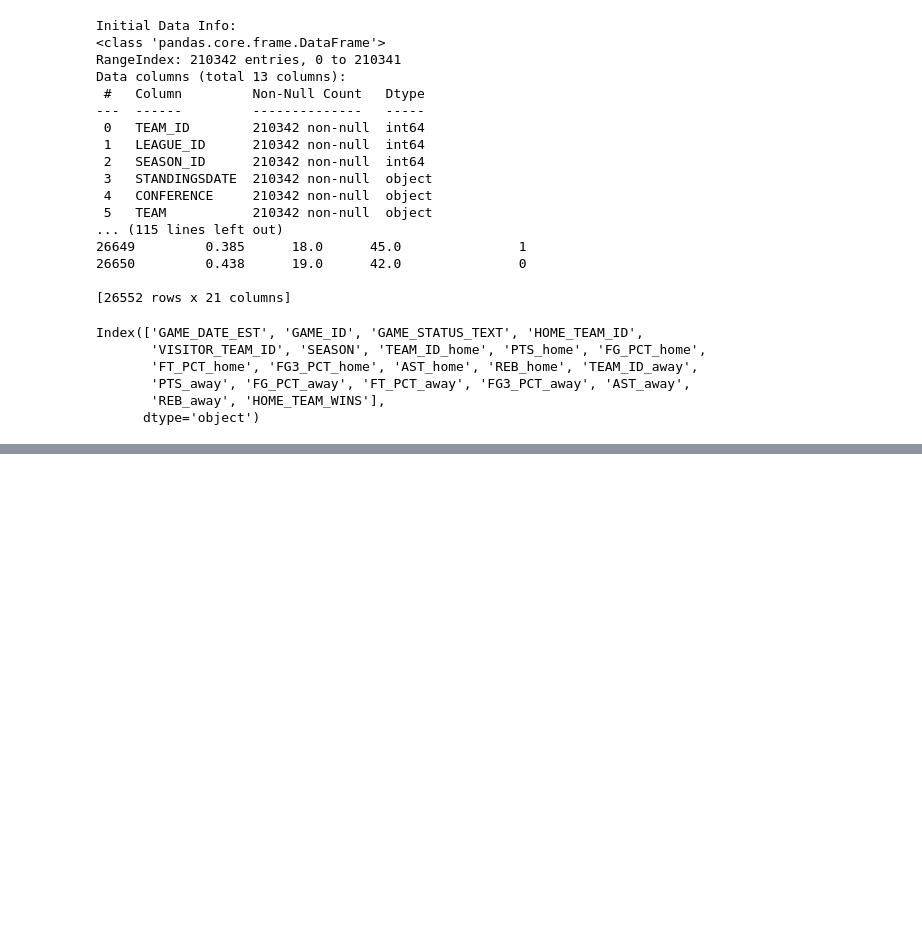
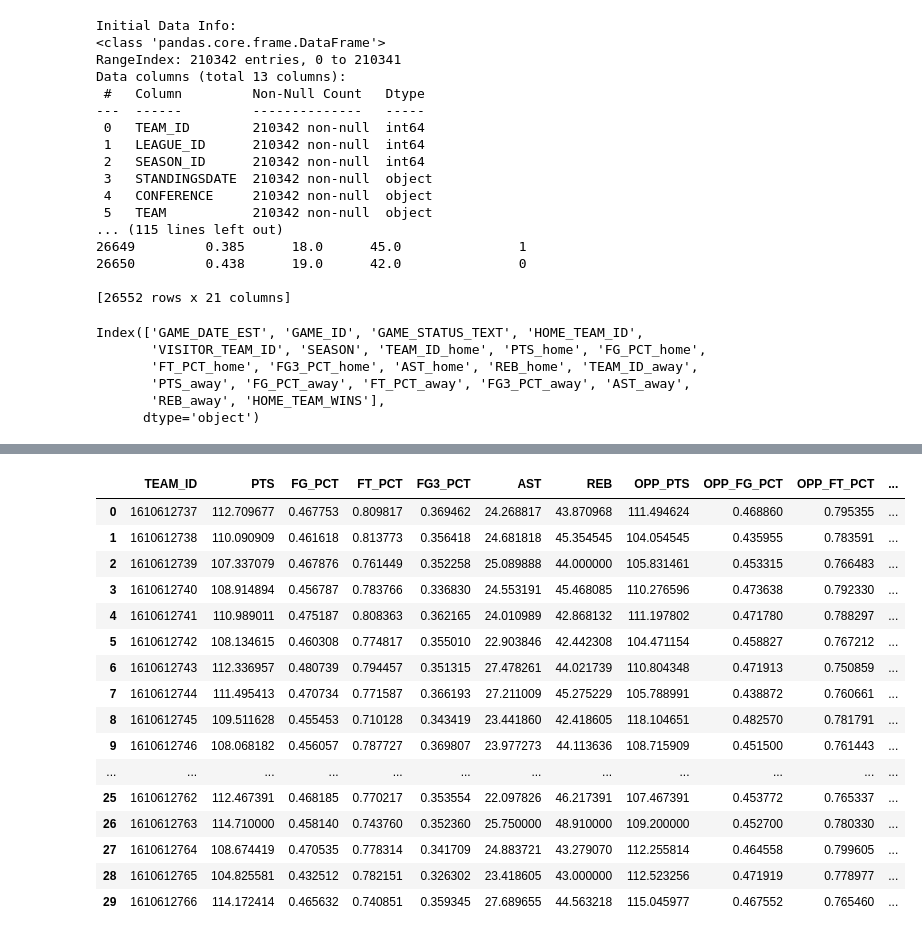
Before and after one commit to Duppal147/Hackathon2025, a Jupyter notebook: hackathon_pre_game_model.ipynb, the cells around one changed output, grey strips where cells are left out. Cells and saved outputs as stored; diff of their text form; code cells hidden in the pictures; blank space fills up the shorter version.

```diff
--- a/hackathon_pre_game_model.ipynb
+++ b/hackathon_pre_game_model.ipynb
@@ -253,7 +253,7 @@ Index(['GAME_DATE_EST', 'GAME_ID', 'GAME_STATUS_TEXT', 'HOME_TEAM_ID',
        'REB_away', 'HOME_TEAM_WINS'],
       dtype='object')
 # %%
-shortened_games=games[['GAME_DATE_EST','GAME_ID','SEASON','HOME_TEAM_ID','TEAM_ID_away','PTS_home','FG_PCT_home','FG3_PCT_home']]
-games_21 = shortened_games(games['SEASON']) == 2021
+shortened_games = games[['GAME_DATE_EST', 'GAME_ID', 'SEASON', 'TEAM_ID_home', 'TEAM_ID_away', 'PTS_home', 'FG_PCT_home','FT_PCT_home', 'FG3_PCT_home', 'AST_home', 'REB_home', 'PTS_away', 'FG_PCT_away', 'FT_PCT_away', 'FG3_PCT_away', 'AST_away','REB_away', 'HOME_TEAM_WINS']]
+games_21 = shortened_games[shortened_games['SEASON'] == 2021]
 games_21
 # %% [output]
@@ -318,0 +348,61 @@ print(rankings.columns)
+# %%
+home_stats = games_21.copy()
+home_stats = home_stats.rename(columns={
+    'TEAM_ID_home': 'TEAM_ID',
+    'PTS_home': 'PTS',
+    'FG_PCT_home': 'FG_PCT',
+    'FT_PCT_home': 'FT_PCT',
+    'FG3_PCT_home': 'FG3_PCT',
+    'AST_home': 'AST',
+    'REB_home': 'REB',
+    'TEAM_ID_away': 'OPP_ID',
+    'PTS_away': 'OPP_PTS',
+    'FG_PCT_away': 'OPP_FG_PCT',
+    'FT_PCT_away': 'OPP_FT_PCT',
+    'FG3_PCT_away': 'OPP_FG3_PCT',
+    'AST_away': 'OPP_AST',
+    'REB_away': 'OPP_REB'
+})
+home_stats = home_stats.reset_index(drop=True)
+
+away_stats = games_21.copy()
+away_stats = away_stats.rename(columns={
+    'TEAM_ID_away': 'TEAM_ID',
+    'PTS_away': 'PTS',
+    'FG_PCT_away': 'FG_PCT',
+    'FT_PCT_away': 'FT_PCT',
+    'FG3_PCT_away': 'FG3_PCT',
+    'AST_away': 'AST',
+    'REB_away': 'REB',
+    'TEAM_ID_home': 'OPP_ID',
+    'PTS_home': 'OPP_PTS',
+    'FG_PCT_home': 'OPP_FG_PCT',
+    'FT_PCT_home': 'OPP_FT_PCT',
+    'FG3_PCT_home': 'OPP_FG3_PCT',
+    'AST_home': 'OPP_AST',
+    'REB_home': 'OPP_REB',
+})
+away_stats = away_stats.reset_index(drop=True)
+
+combined_stats = pd.concat([home_stats, away_stats], ignore_index=True)
+
+team_avgs = combined_stats.groupby('TEAM_ID')[['PTS', 'FG_PCT', 'FT_PCT', 'FG3_PCT', 'AST', 'REB', 'OPP_PTS', 'OPP_FG_PCT', 'OPP_FT_PCT', 'OPP_FG3_PCT', 'OPP_AST',	'OPP_REB']].mean().reset_index()
+team_avgs
+# %% [output]
+|  | TEAM_ID | PTS | FG_PCT | FT_PCT | FG3_PCT | AST | REB | OPP_PTS | OPP_FG_PCT | OPP_FT_PCT | ... |
+| 0 | 1610612737 | 112.709677 | 0.467753 | 0.809817 | 0.369462 | 24.268817 | 43.870968 | 111.494624 | 0.468860 | 0.795355 | ... |
+| 1 | 1610612738 | 110.090909 | 0.461618 | 0.813773 | 0.356418 | 24.681818 | 45.354545 | 104.054545 | 0.435955 | 0.783591 | ... |
+| 2 | 1610612739 | 107.337079 | 0.467876 | 0.761449 | 0.352258 | 25.089888 | 44.000000 | 105.831461 | 0.453315 | 0.766483 | ... |
+| 3 | 1610612740 | 108.914894 | 0.456787 | 0.783766 | 0.336830 | 24.553191 | 45.468085 | 110.276596 | 0.473638 | 0.792330 | ... |
+| 4 | 1610612741 | 110.989011 | 0.475187 | 0.808363 | 0.362165 | 24.010989 | 42.868132 | 111.197802 | 0.471780 | 0.788297 | ... |
+| 5 | 1610612742 | 108.134615 | 0.460308 | 0.774817 | 0.355010 | 22.903846 | 42.442308 | 104.471154 | 0.458827 | 0.767212 | ... |
+| 6 | 1610612743 | 112.336957 | 0.480739 | 0.794457 | 0.351315 | 27.478261 | 44.021739 | 110.804348 | 0.471913 | 0.750859 | ... |
+| 7 | 1610612744 | 111.495413 | 0.470734 | 0.771587 | 0.366193 | 27.211009 | 45.275229 | 105.788991 | 0.438872 | 0.760661 | ... |
+| 8 | 1610612745 | 109.511628 | 0.455453 | 0.710128 | 0.343419 | 23.441860 | 42.418605 | 118.104651 | 0.482570 | 0.781791 | ... |
+| 9 | 1610612746 | 108.068182 | 0.456057 | 0.787727 | 0.369807 | 23.977273 | 44.113636 | 108.715909 | 0.451500 | 0.761443 | ... |
+| ... | ... | ... | ... | ... | ... | ... | ... | ... | ... | ... | ... |
+| 25 | 1610612762 | 112.467391 | 0.468185 | 0.770217 | 0.353554 | 22.097826 | 46.217391 | 107.467391 | 0.453772 | 0.765337 | ... |
+| 26 | 1610612763 | 114.710000 | 0.458140 | 0.743760 | 0.352360 | 25.750000 | 48.910000 | 109.200000 | 0.452700 | 0.780330 | ... |
+| 27 | 1610612764 | 108.674419 | 0.470535 | 0.778314 | 0.341709 | 24.883721 | 43.279070 | 112.255814 | 0.464558 | 0.799605 | ... |
+| 28 | 1610612765 | 104.825581 | 0.432512 | 0.782151 | 0.326302 | 23.418605 | 43.000000 | 112.523256 | 0.471919 | 0.778977 | ... |
+| 29 | 1610612766 | 114.172414 | 0.465632 | 0.740851 | 0.359345 | 27.689655 | 44.563218 | 115.045977 | 0.467552 | 0.765460 | ... |
```
Also changed, not shown: parts of 2 cells of this notebook.
